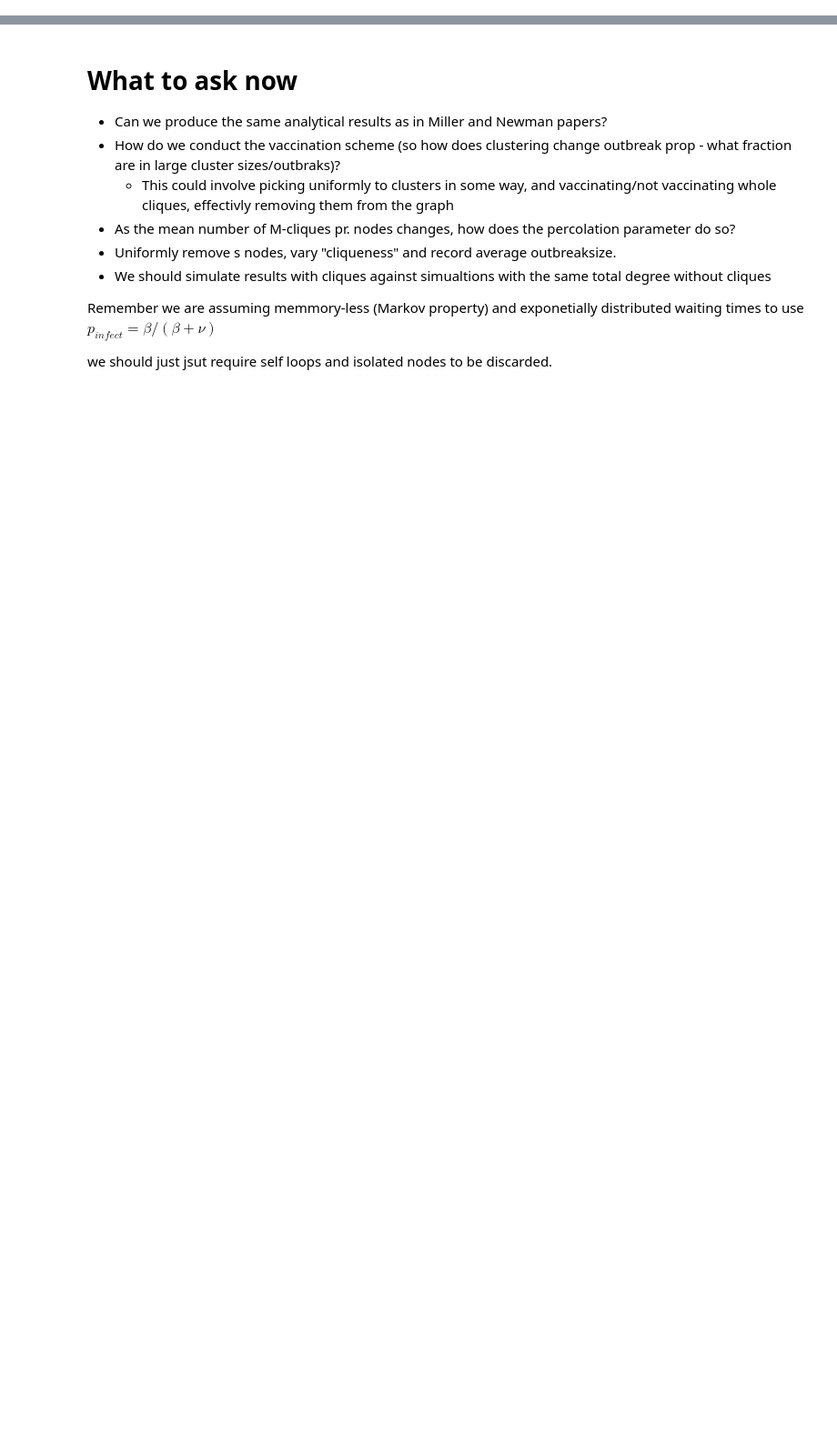
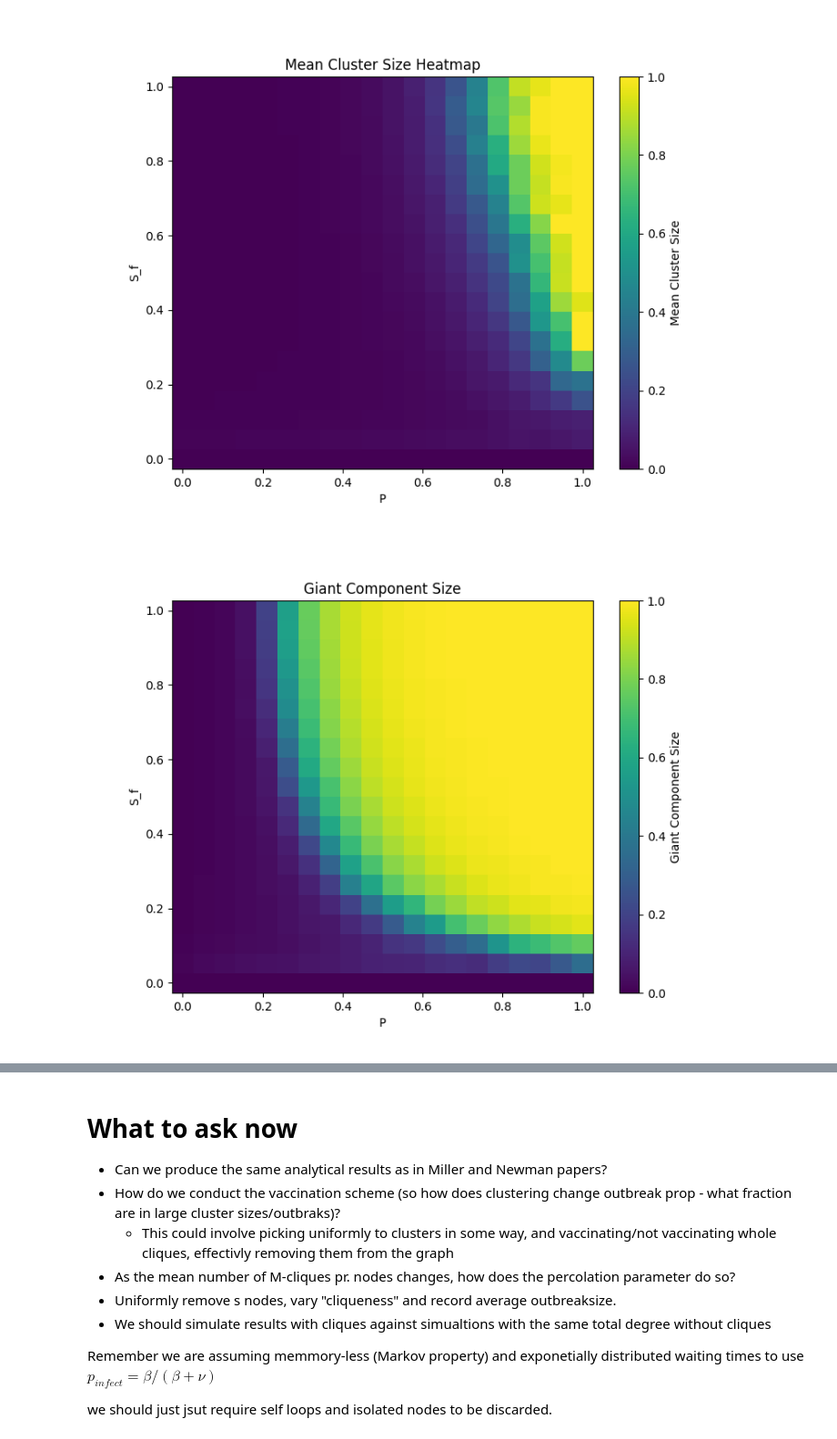
Before and after one commit to AlfredBendtzonHansen/het-measles, a Jupyter notebook: MCliqueRandomGraph.ipynb, the cells around one changed output, grey strips where cells are left out. Shown at 91% size. Saved outputs shown, nothing was run; the diff lists cells and outputs as text; code cells hidden in the pictures; blank space fills up the shorter version.

```diff
--- a/MCliqueRandomGraph.ipynb
+++ b/MCliqueRandomGraph.ipynb
@@ -182,3 +118,61 @@ plt.show()
+# %%
+"""
+Now simulate varying both sf (0 to 1) and percolation parameter (0,1), recording the mean cluster size and giant component
+"""
+
+N = 1000   # Number of nodes in the network
+M = 3    # Size of the cliques
+
+N_perc= 20
+N_sf =  20
+
+
+p_values = np.linspace(0, 1, N_perc)
+sf_values = np.linspace(0, 1, N_sf)
+
+cluster_sizes = np.zeros((N_sf, N_perc))
+giant_component = np.zeros_like(cluster_sizes)
+for i, p_vals in tqdm(enumerate(p_values), total=N_perc, desc="Perc. Param. Loop"):
+    clusters = []
+    giant_comp = []
+    for _ in range(10):
+        # Generate the adjacency matrix
+        adj_matrix, cliques, nr_cliques = generate_clustered_network_discrete_M(N, M, lambda_edges = 2, m_cliques= 2, nr_cliques = True)
+        intermediate_cluster = []
+        intermediate_giant = []
+        #print(nr_cliques)
+        for sf in sf_values:
+            adj_matrix_reduced = keep_clusters(adj_matrix, cliques, s_f = sf)
+
+            percolation_clusters, percolation_giant = perform_percolation(adj_matrix_reduced, p = p_vals, N_p = 10)
+
+            intermediate_cluster.append(percolation_clusters)
+            intermediate_giant.append(percolation_giant)
+        clusters.append(intermediate_cluster)
+        giant_comp.append(intermediate_giant)
+    cluster_sizes[: , i] = np.mean(clusters,axis = 0)
+    giant_component[: , i] = np.mean(giant_comp,axis = 0)
+
+plt.figure(figsize=(8, 6))
+X, Y = np.meshgrid(p_values, sf_values)
+plt.pcolormesh(X, Y, cluster_sizes)
+plt.colorbar(label='Mean Cluster Size')
+plt.xlabel("P")
+plt.ylabel("S_f")
+plt.title("Mean Cluster Size Heatmap")
+plt.show()
+
+plt.figure(figsize=(8, 6))
+X, Y = np.meshgrid(p_values, sf_values)
+plt.pcolormesh(X, Y, giant_component)
+plt.colorbar(label='Giant Component Size')
+plt.xlabel("P")
+plt.ylabel("S_f")
+plt.title("Giant Component Size")
+plt.show()
+# %% [output]
+[figure, added]
+[figure, added]
 # %%
 # Assume adj_matrix is obtained from the previous function generate_clustered_network
 N = 500
```
Also changed, not shown: parts of 9 cells of this notebook, 1 other file.
